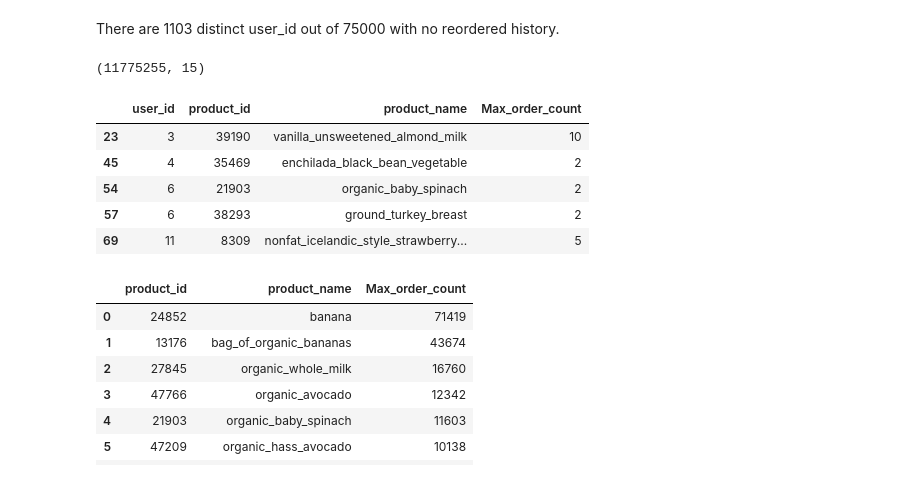
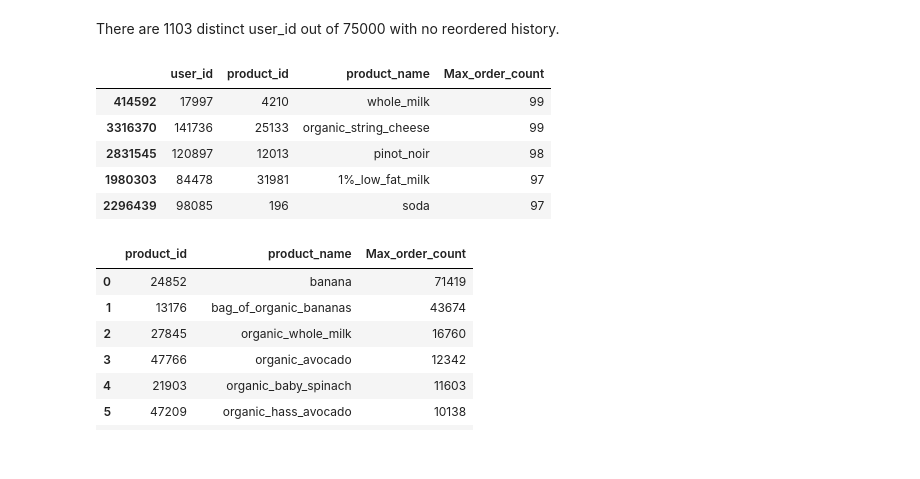
Before and after one commit to gowtham91m/Instacart-Market-Basket-Analysis, a Jupyter notebook: Instacart.ipynb, the cells around one changed output. Saved outputs shown, nothing was run; the diff lists cells and outputs as text; code cells hidden in the pictures.

```diff
--- a/Instacart.ipynb
+++ b/Instacart.ipynb
@@ -277,24 +312,20 @@ There are 1103 distinct user_id out of 75000 with no reordered history.
 #                                                                          else 0, axis =1)
 # %%
 # extract most frequencly ordered products fro each user id (excluding the users with no reorder records)
-test_freq_products=prior_test_order_details[~prior_test_order_details.user_id.isin(test_one_time_users.user_id)]\
+test_freq_products=prior_test_order_details[~prior_test_order_details.user_id.isin(test_one_time_users)]\
                .groupby(['user_id','product_id','product_name']).count()['order_number'].reset_index()
-# %%
-prior_test_order_details[~prior_test_order_details.user_id.isin(test_one_time_users.user_id)].shape
-# %% [output]
-(11775255, 15)
 # %%
 test_freq_products = test_freq_products[test_freq_products['order_number']==test_freq_products.groupby(['user_id'])['order_number'].transform(max)]
 test_freq_products.rename(columns={'order_number':'Max_order_count'},inplace=True)
 # %%
-test_freq_products.head()
+test_freq_products.sort_values('Max_order_count',ascending=False).head()
 # %% [output]
 |  | user_id | product_id | product_name | Max_order_count |
-| 23 | 3 | 39190 | vanilla_unsweetened_almond_milk | 10 |
-| 45 | 4 | 35469 | enchilada_black_bean_vegetable | 2 |
-| 54 | 6 | 21903 | organic_baby_spinach | 2 |
-| 57 | 6 | 38293 | ground_turkey_breast | 2 |
-| 69 | 11 | 8309 | nonfat_icelandic_style_strawberry... | 5 |
+| 414592 | 17997 | 4210 | whole_milk | 99 |
+| 3316370 | 141736 | 25133 | organic_string_cheese | 99 |
+| 2831545 | 120897 | 12013 | pinot_noir | 98 |
+| 1980303 | 84478 | 31981 | 1%_low_fat_milk | 97 |
+| 2296439 | 98085 | 196 | soda | 97 |
 # %%
 # Frequently ordered products across all users
 #test_freq_products.sort_values(['Max_order_count'],ascending=False).head(10)
```
Also changed, not shown: parts of 16 cells of this notebook.
